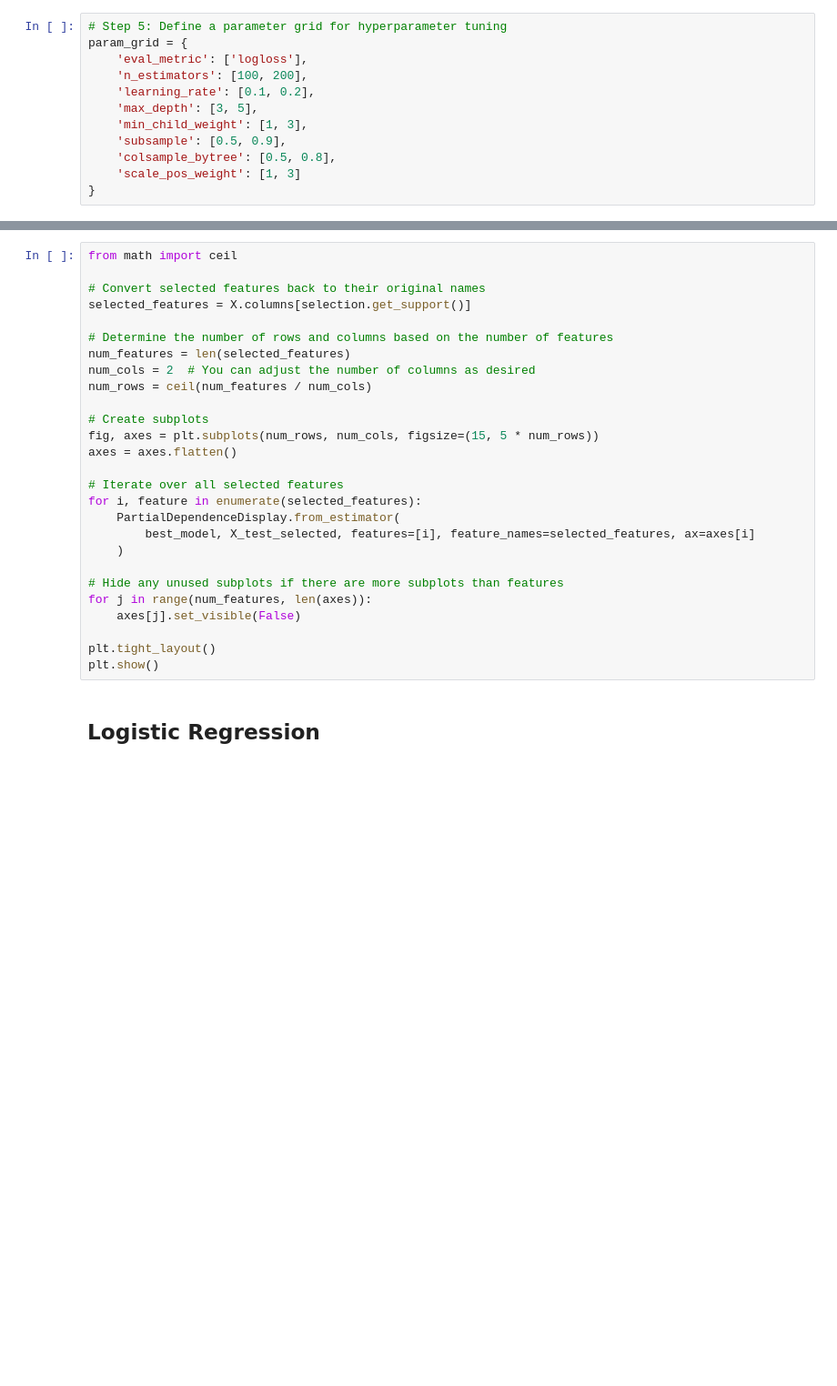
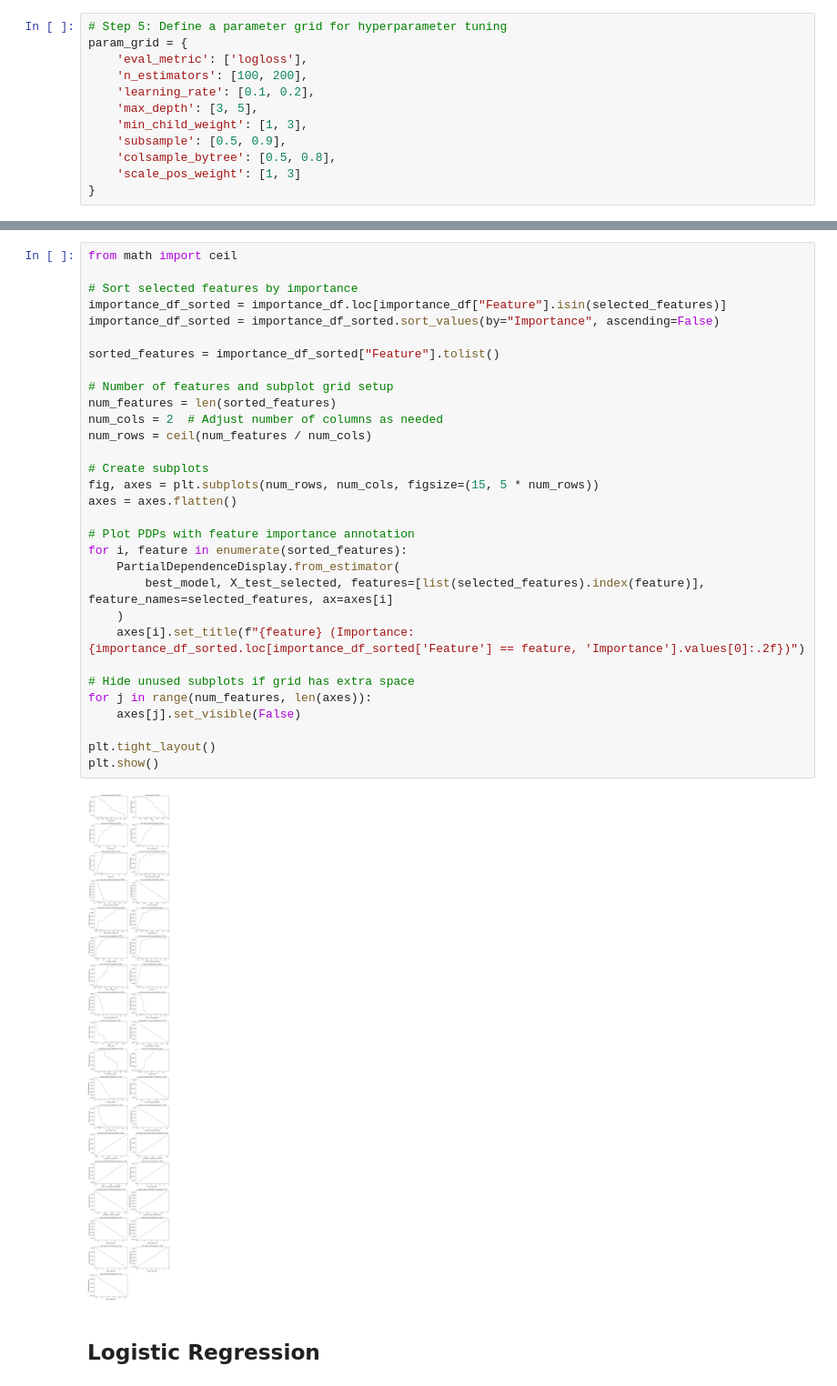
Before and after one commit to RileyLePrell/Rouge_Hat, a Jupyter notebook: XGboost_Fico.ipynb, the cells around one changed output, grey strips where cells are left out. Shown at 91% size. Drawn from its saved outputs; the diff is of its cells as text; blank space fills up the shorter version.

```diff
--- a/XGboost_Fico.ipynb
+++ b/XGboost_Fico.ipynb
@@ -659,30 +972,36 @@ plt.show()
 # %%
 from math import ceil
 
-# Convert selected features back to their original names
-selected_features = X.columns[selection.get_support()]
+# Sort selected features by importance
+importance_df_sorted = importance_df.loc[importance_df["Feature"].isin(selected_features)]
+importance_df_sorted = importance_df_sorted.sort_values(by="Importance", ascending=False)
 
-# Determine the number of rows and columns based on the number of features
-num_features = len(selected_features)
-num_cols = 2  # You can adjust the number of columns as desired
+sorted_features = importance_df_sorted["Feature"].tolist()
+
+# Number of features and subplot grid setup
+num_features = len(sorted_features)
+num_cols = 2  # Adjust number of columns as needed
 num_rows = ceil(num_features / num_cols)
 
 # Create subplots
 fig, axes = plt.subplots(num_rows, num_cols, figsize=(15, 5 * num_rows))
 axes = axes.flatten()
 
-# Iterate over all selected features
-for i, feature in enumerate(selected_features):
+# Plot PDPs with feature importance annotation
+for i, feature in enumerate(sorted_features):
     PartialDependenceDisplay.from_estimator(
-        best_model, X_test_selected, features=[i], feature_names=selected_features, ax=axes[i]
+        best_model, X_test_selected, features=[list(selected_features).index(feature)], feature_names=selected_features, ax=axes[i]
     )
+    axes[i].set_title(f"{feature} (Importance: {importance_df_sorted.loc[importance_df_sorted['Feature'] == feature, 'Importance'].values[0]:.2f})")
 
-# Hide any unused subplots if there are more subplots than features
+# Hide unused subplots if grid has extra space
 for j in range(num_features, len(axes)):
     axes[j].set_visible(False)
 
 plt.tight_layout()
 plt.show()
+# %% [output]
+[figure, added]
 # %% [markdown]
 ## Logistic Regression
 # %%
```
Also changed, not shown: parts of 39 cells of this notebook.
